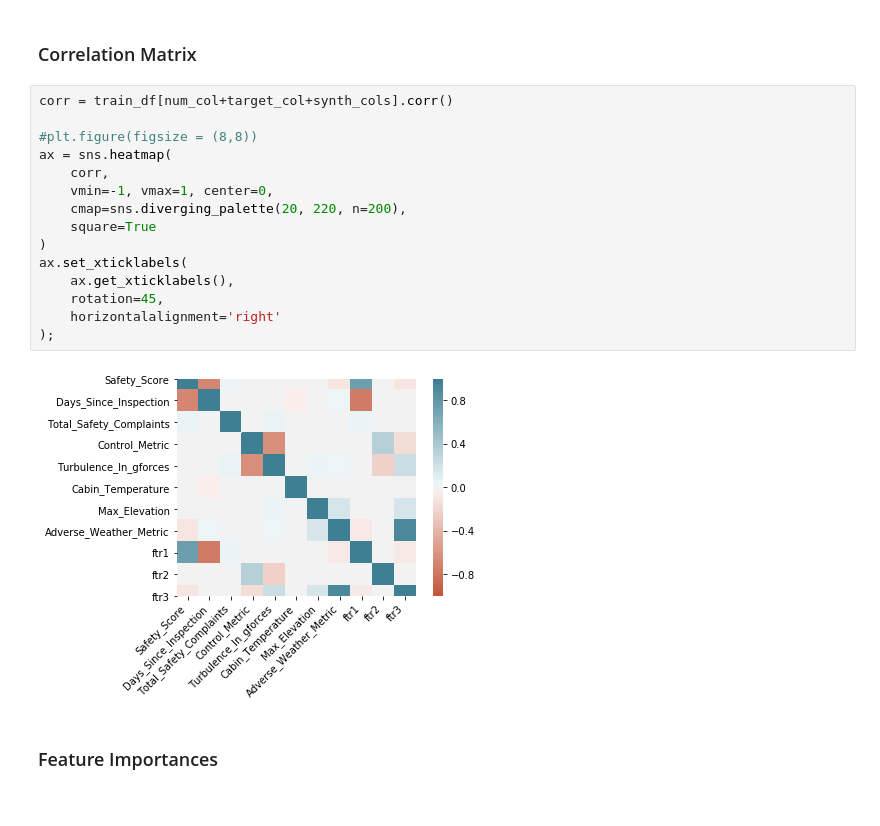
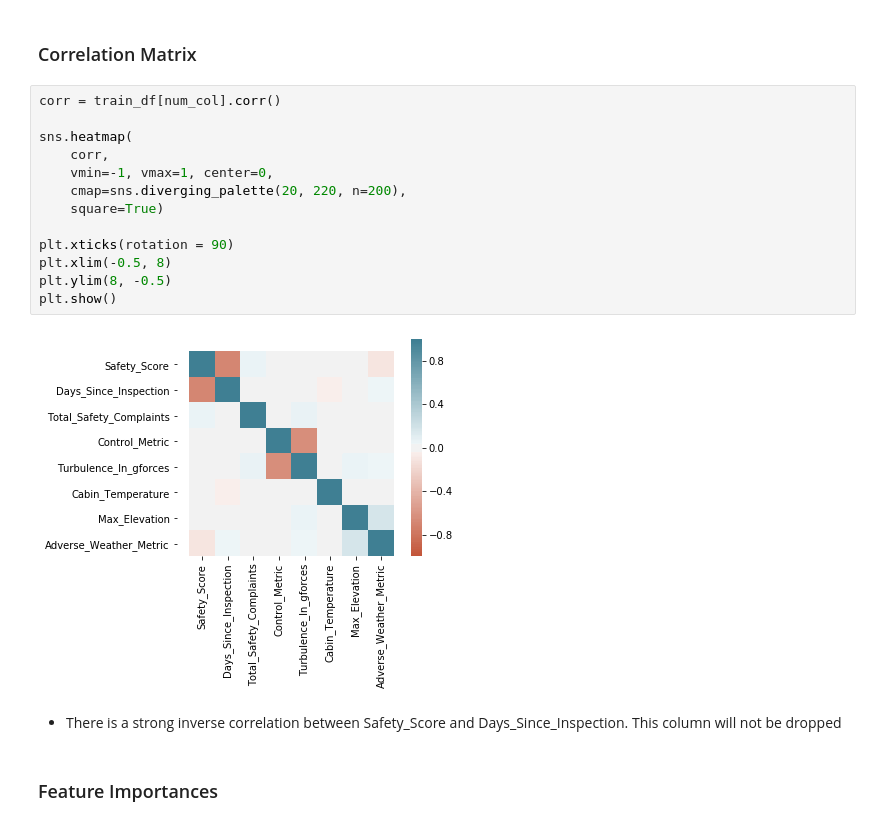
Before and after one commit to prabardash/Hackerearth-Airplane-ML-Challenge, a Jupyter notebook: Analysis.ipynb, the cells around one changed output. Drawn from its saved outputs; the diff is of its cells as text.

```diff
--- a/Analysis.ipynb
+++ b/Analysis.ipynb
@@ -344,22 +363,22 @@ synth_cols = ['ftr1','ftr2', 'ftr3','DSI_Segmented']
 # %% [markdown]
 ### Correlation Matrix
 # %%
-corr = train_df[num_col+target_col+synth_cols].corr()
+corr = train_df[num_col].corr()
 
-#plt.figure(figsize = (8,8))
-ax = sns.heatmap(
+sns.heatmap(
     corr,
     vmin=-1, vmax=1, center=0,
     cmap=sns.diverging_palette(20, 220, n=200),
-    square=True
-)
-ax.set_xticklabels(
-    ax.get_xticklabels(),
-    rotation=45,
-    horizontalalignment='right'
-);
+    square=True)
+
+plt.xticks(rotation = 90)
+plt.xlim(-0.5, 8)
+plt.ylim(8, -0.5)
+plt.show()
 # %% [output]
-[figure, old version]
+[figure, new version]
+# %% [markdown]
+* There is a strong inverse correlation between Safety_Score and Days_Since_Inspection. This column will not be dropped
 # %% [markdown]
 ### Feature Importances
 # %%
```
Also changed, not shown: parts of 10 cells of this notebook.
